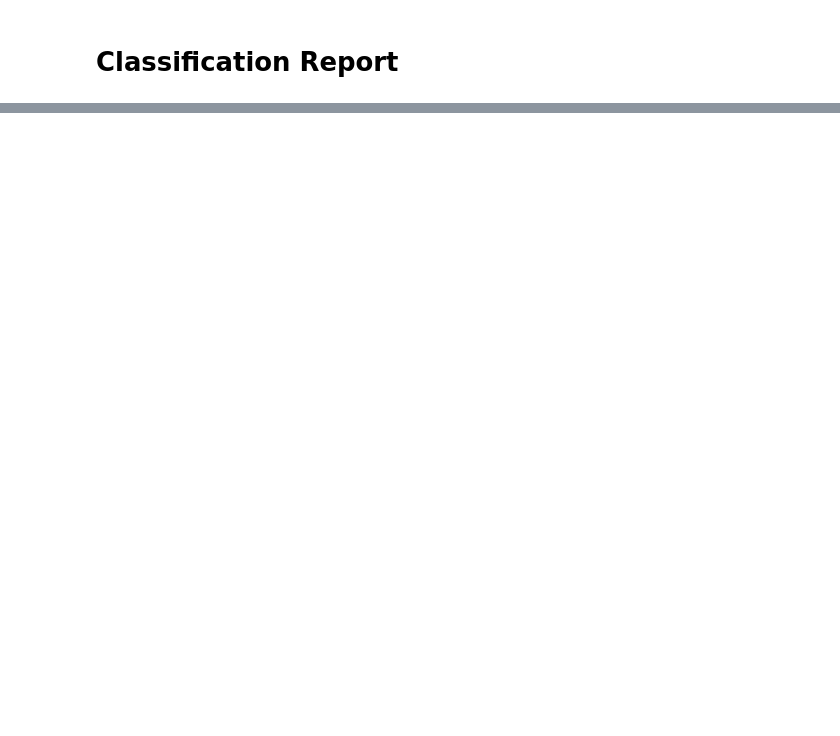
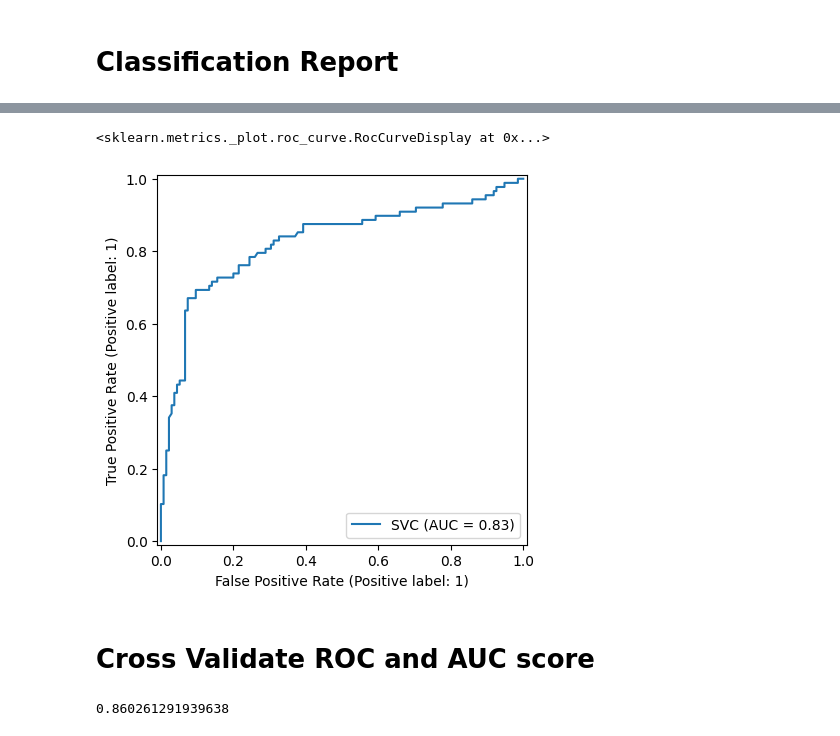
Before and after one commit to SameerBhor/VSCode-thu_fri, a Jupyter notebook: Algorith Evaluation (IDENTIFICATION)/identification.ipynb, the cells around one changed output, grey strips where cells are left out. Drawn from its saved outputs; the diff is of its cells as text; code cells hidden in the pictures; blank space fills up the shorter version.

```diff
--- a/Algorith Evaluation (IDENTIFICATION)/identification.ipynb
+++ b/Algorith Evaluation (IDENTIFICATION)/identification.ipynb
@@ -375,0 +388,12 @@ weighted avg       0.90      0.90      0.90       668
+# %%
+RocCurveDisplay.from_estimator(best_model, xtest, ytest)
+# %% [output]
+<sklearn.metrics._plot.roc_curve.RocCurveDisplay at 0x...>
+[figure, added]
+# %% [markdown]
+# Cross Validate ROC and AUC score
+# %%
+ra_cv_score = cross_val_score(best_model, xtrain , ytrain , cv =5, scoring='roc_auc')
+ra_cv_score.mean()
+# %% [output]
+0.860261291939638
```
Also changed, not shown: parts of 31 cells of this notebook.
